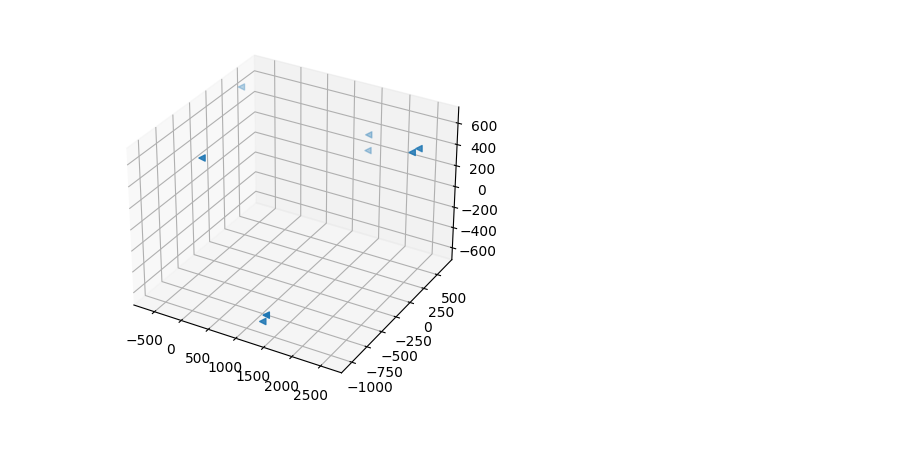
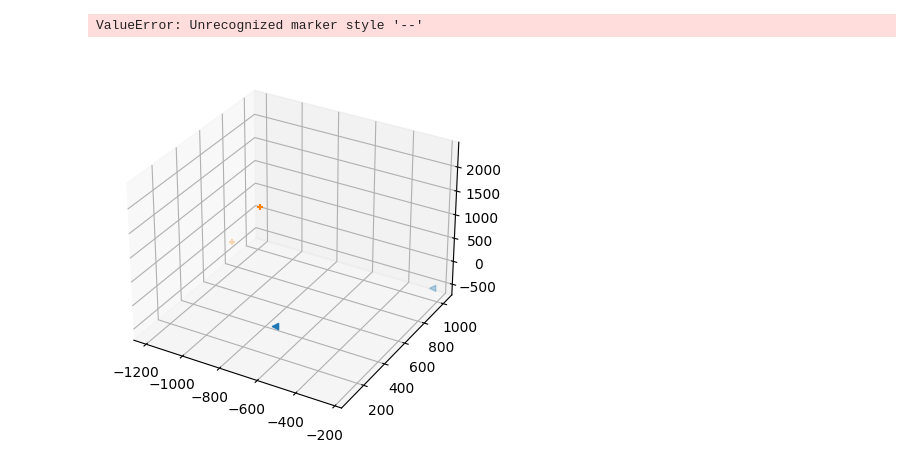
Before and after one commit to asikeero/compvis-kaist, a Jupyter notebook: coursework1/q2.ipynb, the cells around one changed output. Cells and saved outputs as stored; diff of their text form; code cells hidden in the pictures; blank space fills up the shorter version.

```diff
--- a/coursework1/q2.ipynb
+++ b/coursework1/q2.ipynb
@@ -66,11 +168,16 @@ acc=0.5096
 # %%
 vis_pca = PCA(n_components=3)
 vis_pca.fit(X_train.T)
-s_test = vis_pca.transform(X_test[:, :8].T)
+s_test = vis_pca.transform(X_sets[0][:, :8].T)
 
 fig = plt.figure()
 ax = fig.add_subplot(projection='3d')
-ax.scatter(s_test[:, 0], s_test[:, 1], s_test[:, 2], marker='<')
+ax.scatter(s_test[:2, 0], s_test[:2, 1], s_test[:2, 2], marker='<')
+ax.scatter(s_test[2:4, 0], s_test[2:4, 1], s_test[2:4, 2], marker='+')
+ax.scatter(s_test[4:6, 0], s_test[4:6, 1], s_test[4:6, 2], marker='--')
+ax.scatter(s_test[6:8, 0], s_test[6:8, 1], s_test[6:8, 2], marker='.')
+
 ax.legend=True
 # %% [output]
+ValueError: Unrecognized marker style '--'
-[figure, old version]
+[figure, new version]
```
Also changed, not shown: parts of 14 cells of this notebook, 2 other files.
